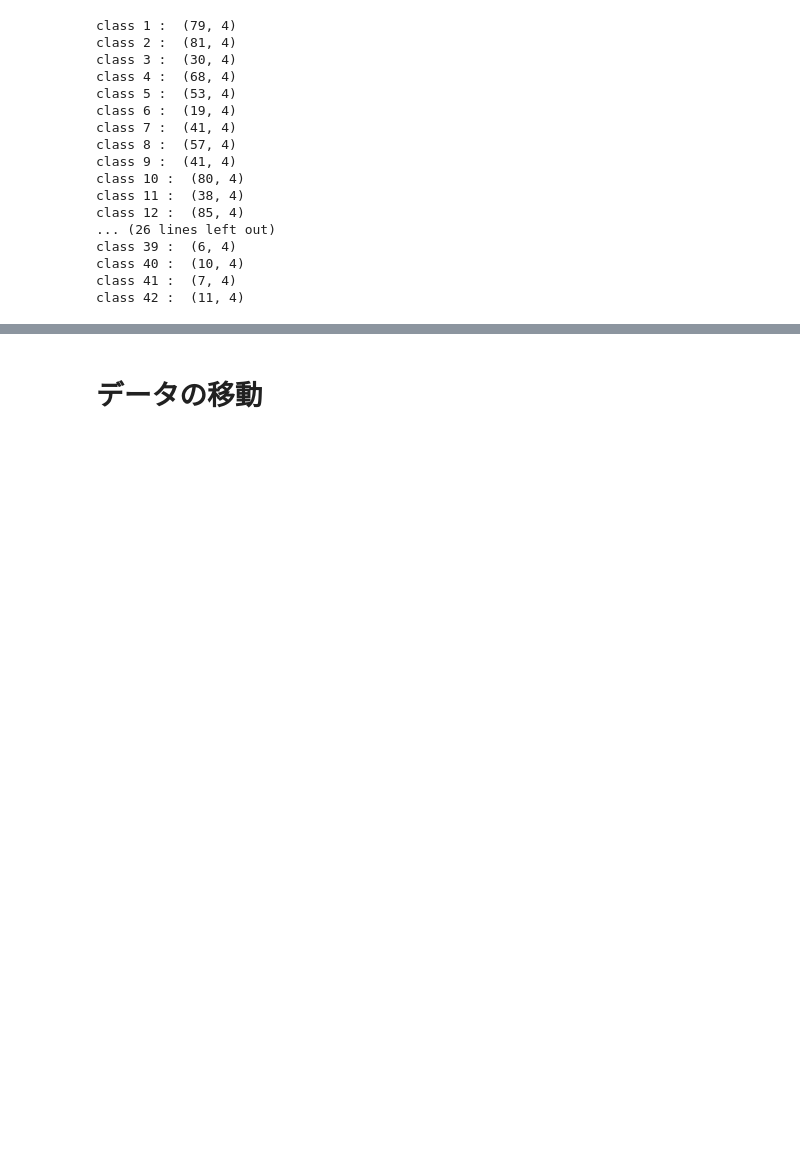
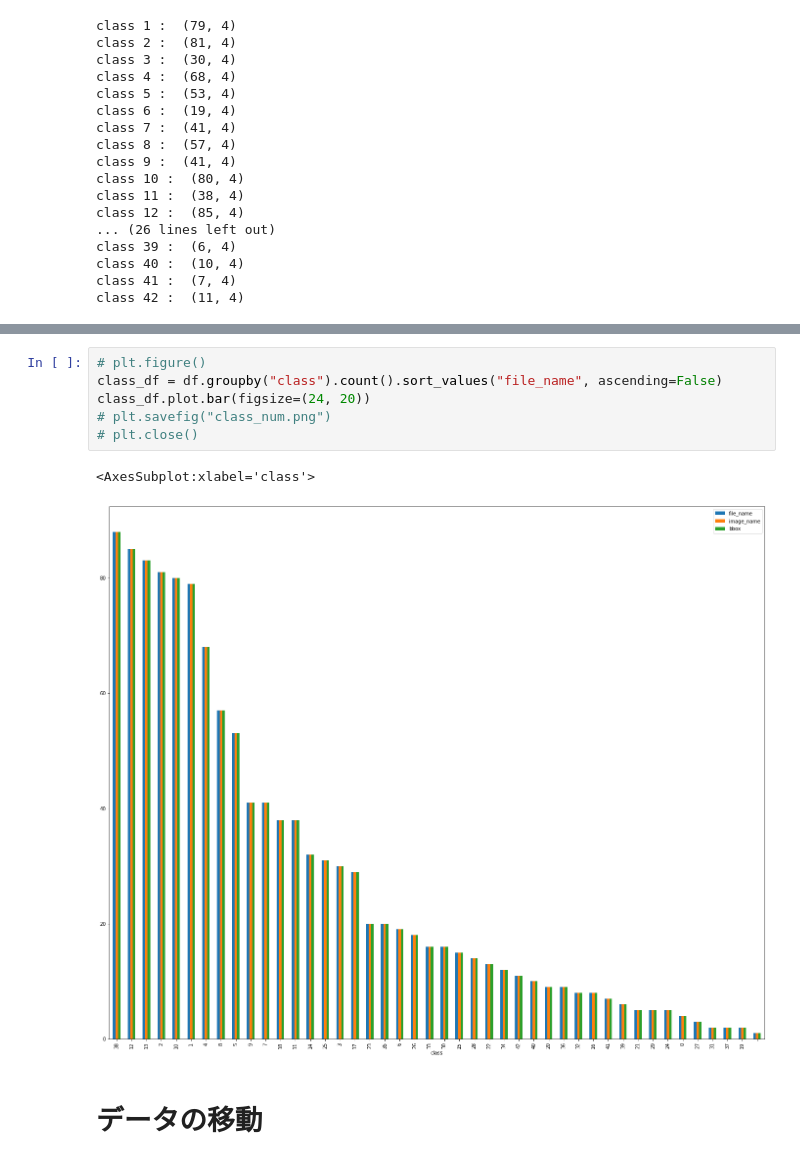
Before and after one commit to komatsu-taku/yolov5, a Jupyter notebook: rename_dataset.ipynb, the cells around one changed output, grey strips where cells are left out. Cells and saved outputs as stored; diff of their text form; blank space fills up the shorter version.

```diff
--- a/rename_dataset.ipynb
+++ b/rename_dataset.ipynb
@@ -98,3 +114,12 @@ class 42 :  (11, 4)
+# %%
+# plt.figure()
+class_df = df.groupby("class").count().sort_values("file_name", ascending=False)
+class_df.plot.bar(figsize=(24, 20))
+# plt.savefig("class_num.png")
+# plt.close()
+# %% [output]
+<AxesSubplot:xlabel='class'>
+[figure, added]
 # %% [markdown]
 # データの移動
 # %%
```
Also changed, not shown: parts of 11 cells of this notebook, 7 other files.
